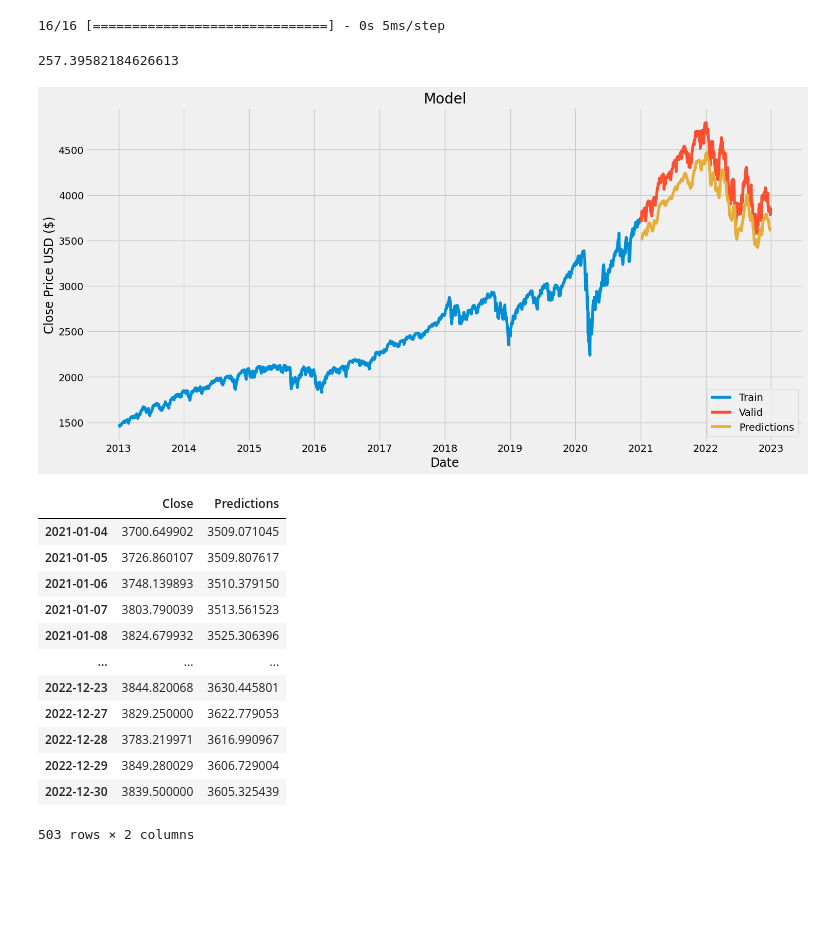
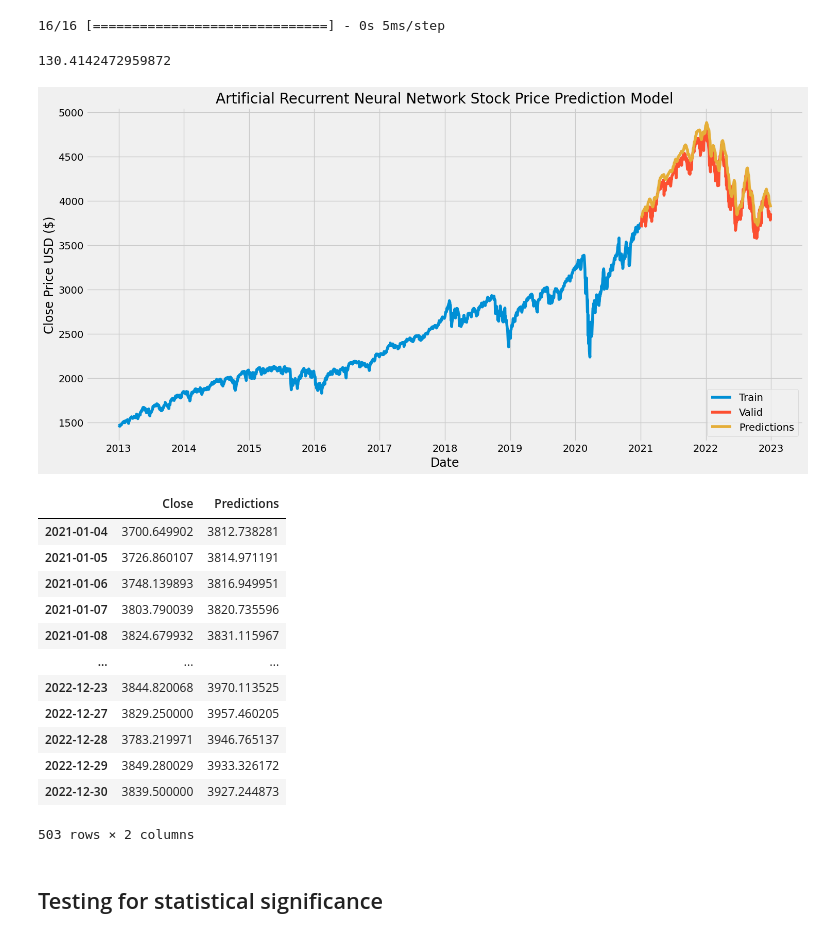
Before and after one commit to odamgaard/Seminar-Applied-Corporate-Finance, a Jupyter notebook: Project/Neural Network.ipynb, the cells around one changed output. Drawn from its saved outputs; the diff is of its cells as text; code cells hidden in the pictures; blank space fills up the shorter version.

```diff
--- a/Project/Neural Network.ipynb
+++ b/Project/Neural Network.ipynb
@@ -60,15 +68,16 @@ plt.show()
 # %% [output]
 [figure]
 # %%
-# Create new dataframe with close column
+# Create a new DataFrame with only the 'Close' column
 data = df.filter(['Close'])
 
-# Convert the dataframe to a numpy array
+# Convert the DataFrame to a NumPy array
 dataset = data.values
 
-#Get the number of rows to train the model on
-training_data_len = math.ceil( len(dataset) * .8 )
+# Determine the number of rows for training the model (usually 80% of the data)
+training_data_len = math.ceil(len(dataset) * 0.8)
 
+# Print the calculated training data length
 training_data_len
 # %% [output]
 2015
@@ -167,52 +198,57 @@ predictions = scaler.inverse_transform(predictions)
 # %% [output]
 16/16 [==============================] - 0s 5ms/step
 # %%
-# Get the root mean squared error (RMSE)
-rmse = np.sqrt( np.mean( predictions - y_test )**2 )
+# Calculate the Root Mean Squared Error (RMSE) to evaluate the model's performance
+rmse = np.sqrt(np.mean((predictions - y_test)**2))
 rmse
 # %% [output]
-257.39582184626613
+130.4142472959872
 # %%
-# Plot the data
+# Separate the data into training and validation sets
 train = data[:training_data_len]
 valid = data[training_data_len:]
 valid = valid.copy()  # Create a copy to avoid the SettingWithCopyWarning
-valid['Predictions'] = predictions
+valid['Predictions'] = predictions  # Add predicted values to the 'valid' DataFrame
 
-# Visualize the data
+# Create a plot to visualize the data
 plt.figure(figsize=(16, 8))
-plt.title('Model')
+plt.title('Artificial Recurrent Neural Network Stock Price Prediction Model')
 plt.xlabel('Date', fontsize=17)
 plt.ylabel('Close Price USD ($)', fontsize=17)
 
-# Plot 'Close' from 'train' data
+# Plot the 'Close' prices from the training data
 plt.plot(train['Close'], label='Train')
 
-# Plot 'Close' from 'valid' data
+# Plot the 'Close' prices from the validation data
 plt.plot(valid['Close'], label='Valid')
 
-# Plot 'Predictions' from 'valid' data
+# Plot the 'Predictions' from the validation data
 plt.plot(valid['Predictions'], label='Predictions')
 
+# Add a legend to the plot
 plt.legend(loc='lower right')
+
+# Display the plot
 plt.show()
 # %% [output]
-[figure, old version]
+[figure, new version]
 # %%
-# Show the valid and predicted prices
+# Display the DataFrame containing actual and predicted prices
 valid
 # %% [output]
 |  | Close | Predictions |
-| 2021-01-04 | 3700.649902 | 3509.071045 |
-| 2021-01-05 | 3726.860107 | 3509.807617 |
-| 2021-01-06 | 3748.139893 | 3510.379150 |
-| 2021-01-07 | 3803.790039 | 3513.561523 |
-| 2021-01-08 | 3824.679932 | 3525.306396 |
+| 2021-01-04 | 3700.649902 | 3812.738281 |
+| 2021-01-05 | 3726.860107 | 3814.971191 |
+| 2021-01-06 | 3748.139893 | 3816.949951 |
+| 2021-01-07 | 3803.790039 | 3820.735596 |
+| 2021-01-08 | 3824.679932 | 3831.115967 |
 | ... | ... | ... |
-| 2022-12-23 | 3844.820068 | 3630.445801 |
-| 2022-12-27 | 3829.250000 | 3622.779053 |
-| 2022-12-28 | 3783.219971 | 3616.990967 |
-| 2022-12-29 | 3849.280029 | 3606.729004 |
-| 2022-12-30 | 3839.500000 | 3605.325439 |
+| 2022-12-23 | 3844.820068 | 3970.113525 |
+| 2022-12-27 | 3829.250000 | 3957.460205 |
+| 2022-12-28 | 3783.219971 | 3946.765137 |
+| 2022-12-29 | 3849.280029 | 3933.326172 |
+| 2022-12-30 | 3839.500000 | 3927.244873 |
 503 rows × 2 columns
+# %% [markdown]
+## Testing for statistical significance
 # %%
```
Also changed, not shown: parts of 16 cells of this notebook.
